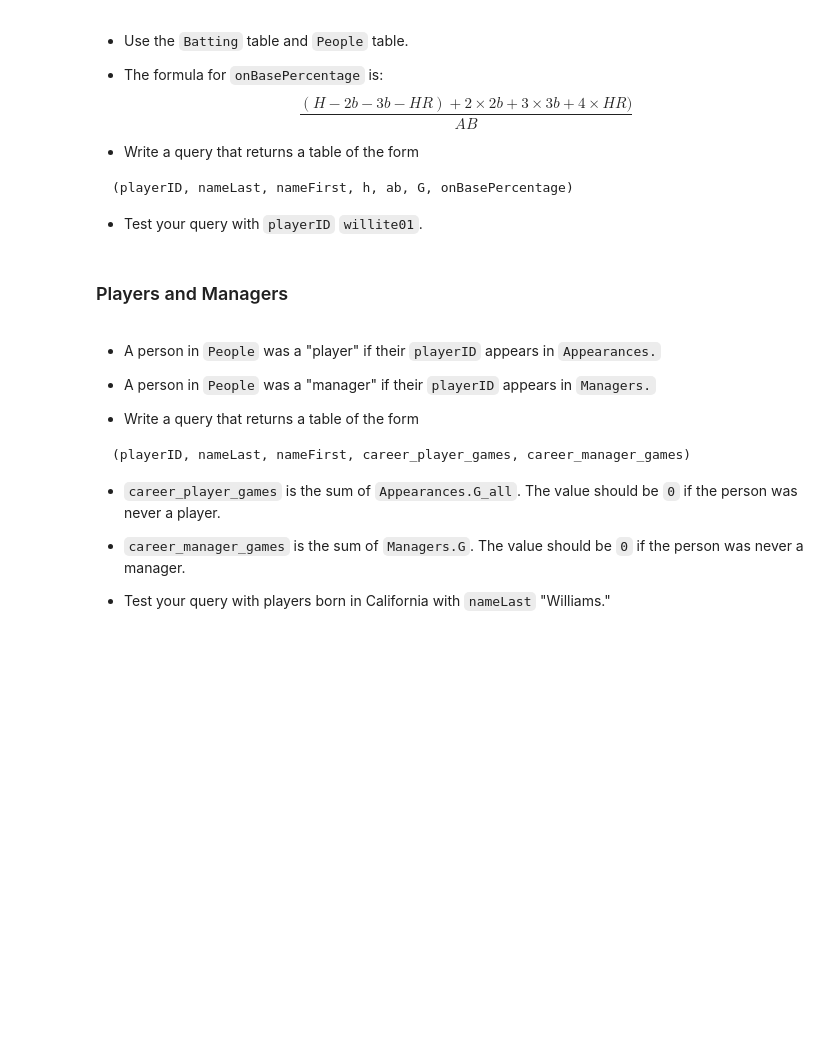
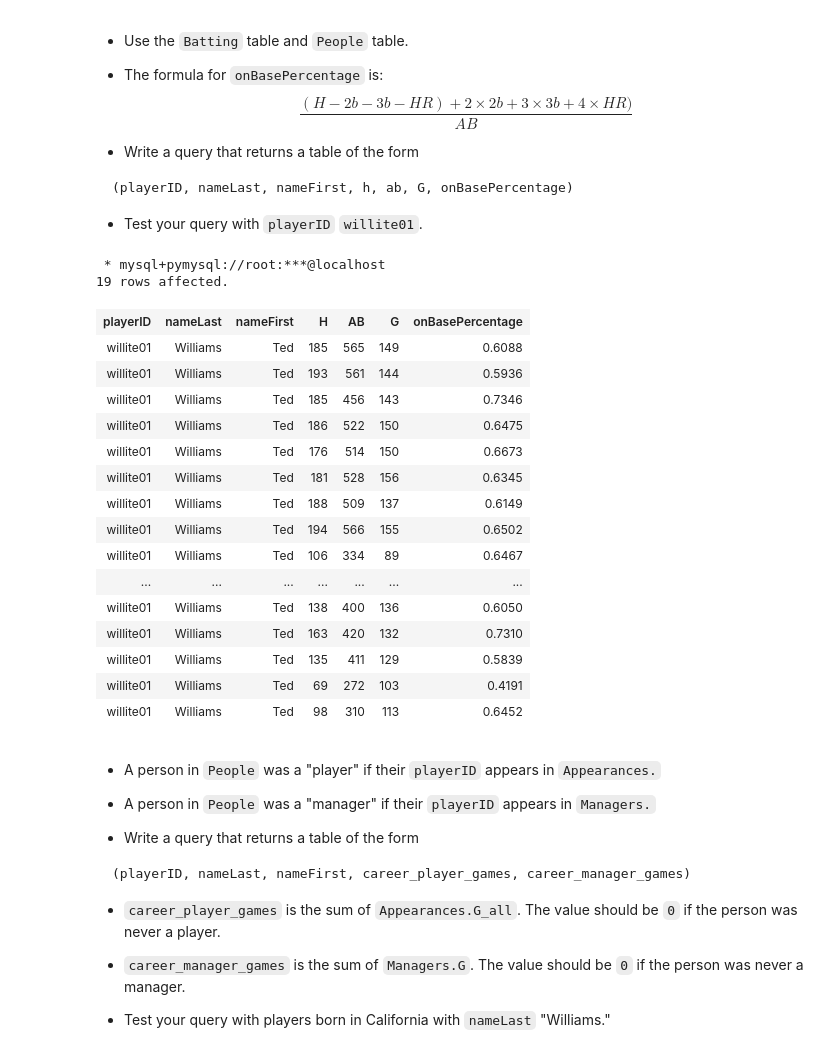
Before and after one commit to TereseWang/F23_DB, a Jupyter notebook: S23-W4111-HW-1/S23-W4111-HW1-P2.ipynb, the cells around one changed output. Cells and saved outputs as stored; diff of their text form; code cells hidden in the pictures; blank space fills up the shorter version.

````diff
--- a/S23-W4111-HW-1/S23-W4111-HW1-P2.ipynb
+++ b/S23-W4111-HW-1/S23-W4111-HW1-P2.ipynb
@@ -1014,5 +1085,29 @@ WHERE Appearances.playerID IS NOT NULL;
 ```
 
 - Test your query with ```playerID``` ```willite01```.
-# %% [markdown]
-### Players and Managers
+# %%
+%%sql
+SELECT Batting.playerID, nameLast, nameFirst, H, AB, G,
+       (((H - 2B - 3B - HR) + (2 * 2B) + (3 * 3B) + (4 * HR))/nullif(AB, 0))onBasePercentage
+FROM Batting
+join People
+where People.playerID = Batting.playerID and Batting.playerID = 'willite01'
+# %% [output]
+ * mysql+pymysql://root:***@localhost
+19 rows affected.
+| playerID | nameLast | nameFirst | H | AB | G | onBasePercentage |
+| willite01 | Williams | Ted | 185 | 565 | 149 | 0.6088 |
+| willite01 | Williams | Ted | 193 | 561 | 144 | 0.5936 |
+| willite01 | Williams | Ted | 185 | 456 | 143 | 0.7346 |
+| willite01 | Williams | Ted | 186 | 522 | 150 | 0.6475 |
+| willite01 | Williams | Ted | 176 | 514 | 150 | 0.6673 |
+| willite01 | Williams | Ted | 181 | 528 | 156 | 0.6345 |
+| willite01 | Williams | Ted | 188 | 509 | 137 | 0.6149 |
+| willite01 | Williams | Ted | 194 | 566 | 155 | 0.6502 |
+| willite01 | Williams | Ted | 106 | 334 | 89 | 0.6467 |
+| ... | ... | ... | ... | ... | ... | ... |
+| willite01 | Williams | Ted | 138 | 400 | 136 | 0.6050 |
+| willite01 | Williams | Ted | 163 | 420 | 132 | 0.7310 |
+| willite01 | Williams | Ted | 135 | 411 | 129 | 0.5839 |
+| willite01 | Williams | Ted | 69 | 272 | 103 | 0.4191 |
+| willite01 | Williams | Ted | 98 | 310 | 113 | 0.6452 |
````
Also changed, not shown: parts of 27 cells of this notebook, 10 other files.
